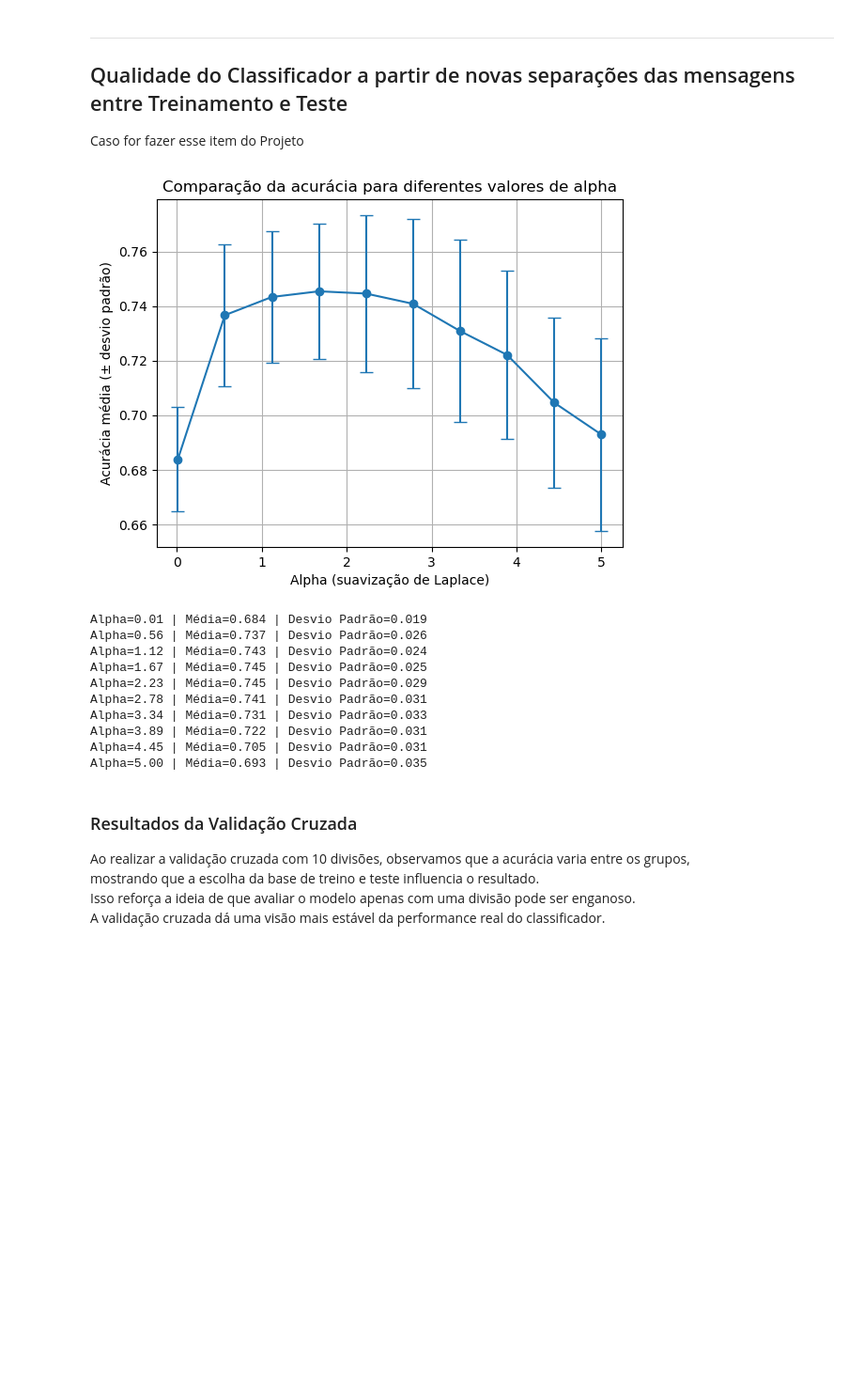
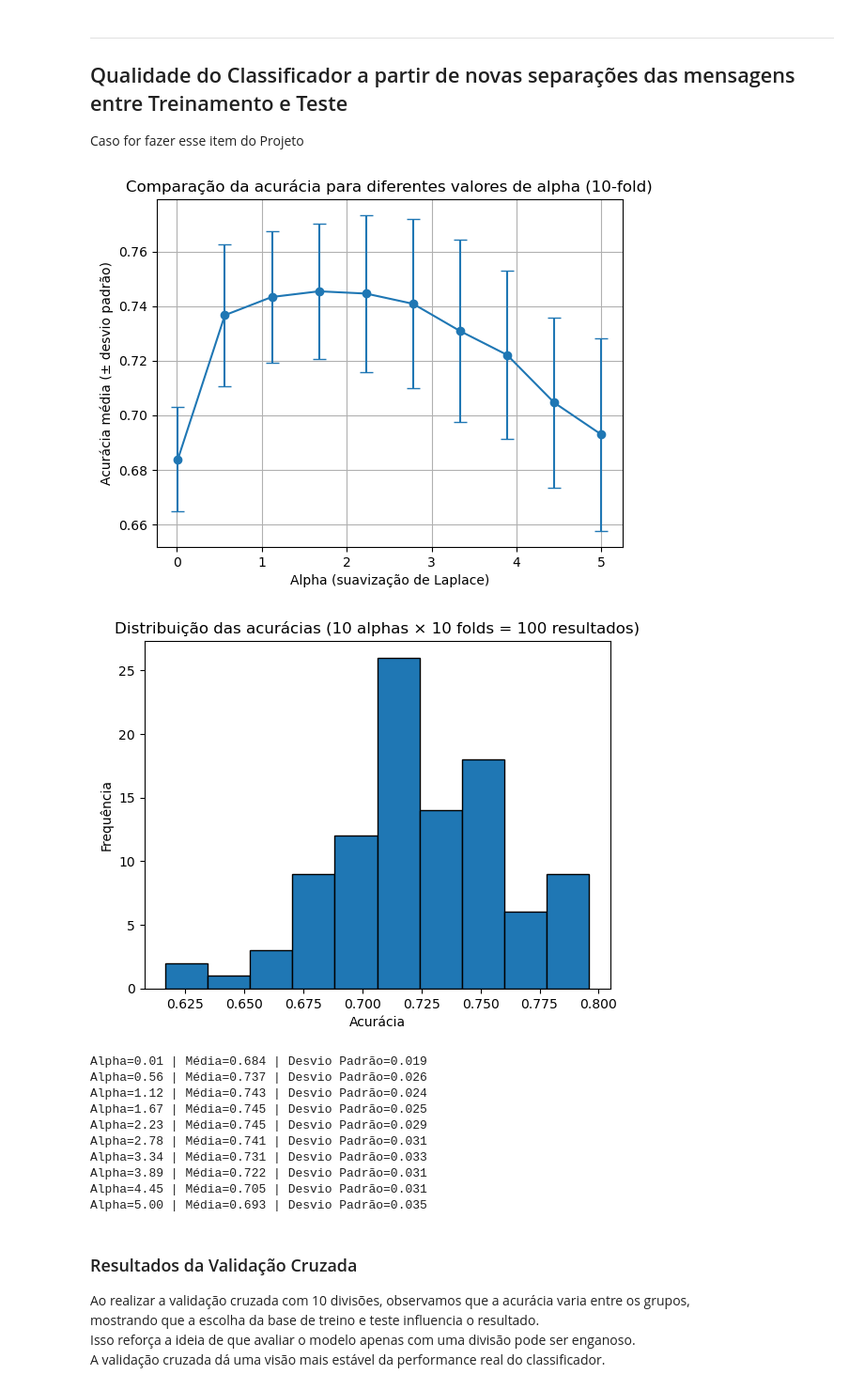
Before and after one commit to danielrz11/Projeto-1---CDados, a Jupyter notebook: Projeto1.ipynb, the cells around one changed output. Shown: that part at 94% size. Saved outputs shown, nothing was run; the diff lists cells and outputs as text; code cells hidden in the pictures; blank space fills up the shorter version.

```diff
--- a/Projeto1.ipynb
+++ b/Projeto1.ipynb
@@ -335,10 +335,11 @@ y = df_total["target"]
 
 kf = StratifiedKFold(n_splits=10, shuffle=True, random_state=42)
 
-# 10 valores diferentes de alpha
+# 10 valores diferentes de alpha (espaçados linearmente)
 alphas = np.linspace(0.01, 5.0, 10)
 
-resultados = {}
+resultados = {}         # guarda média e desvio para cada alpha
+todas_acuracias = []    # guarda todas as acurácias (100 valores)
 
 for alpha in alphas:
     acuracias = []
@@ -384,36 +385,45 @@ for alpha in alphas:
         penalidade_train = alpha / (total_train_tokens + alpha * V)
 
         lenum = len(um)
         lenzero = len(zero)
 
         probum = lenum / (lenum + lenzero)
         probzero = lenzero / (lenum + lenzero)
 
         penalidade = 0.000005
 
         # ======= Teste (usa sua função classcome) =======
         y_pred = [classcome(texto) for texto in X_test]
         acuracia = np.mean(y_pred == y_test)
         acuracias.append(acuracia)
+        todas_acuracias.append(acuracia)
 
     resultados[alpha] = (np.mean(acuracias), np.std(acuracias))
 
-# ======= Gráfico comparativo =======
+# ======= Gráfico 1: Comparação alpha vs acurácia média =======
 medias = [v[0] for v in resultados.values()]
 desvios = [v[1] for v in resultados.values()]
 
 plt.errorbar(alphas, medias, yerr=desvios, fmt='-o', capsize=5)
 plt.xlabel("Alpha (suavização de Laplace)")
 plt.ylabel("Acurácia média (± desvio padrão)")
-plt.title("Comparação da acurácia para diferentes valores de alpha")
+plt.title("Comparação da acurácia para diferentes valores de alpha (10-fold)")
 plt.grid(True)
+plt.show()
+
+# ======= Gráfico 2: Distribuição de TODAS as acurácias (100 valores) =======
+plt.hist(todas_acuracias, bins=10, edgecolor="black")
+plt.xlabel("Acurácia")
+plt.ylabel("Frequência")
+plt.title("Distribuição das acurácias (10 alphas × 10 folds = 100 resultados)")
 plt.show()
 
 # Print resumo
 for alpha, (media, desvio) in resultados.items():
     print(f"Alpha={alpha:.2f} | Média={media:.3f} | Desvio Padrão={desvio:.3f}")
 # %% [output]
-[figure, old version]
+[figure, new version]
+[figure, added]
 Alpha=0.01 | Média=0.684 | Desvio Padrão=0.019
 Alpha=0.56 | Média=0.737 | Desvio Padrão=0.026
 Alpha=1.12 | Média=0.743 | Desvio Padrão=0.024
```
